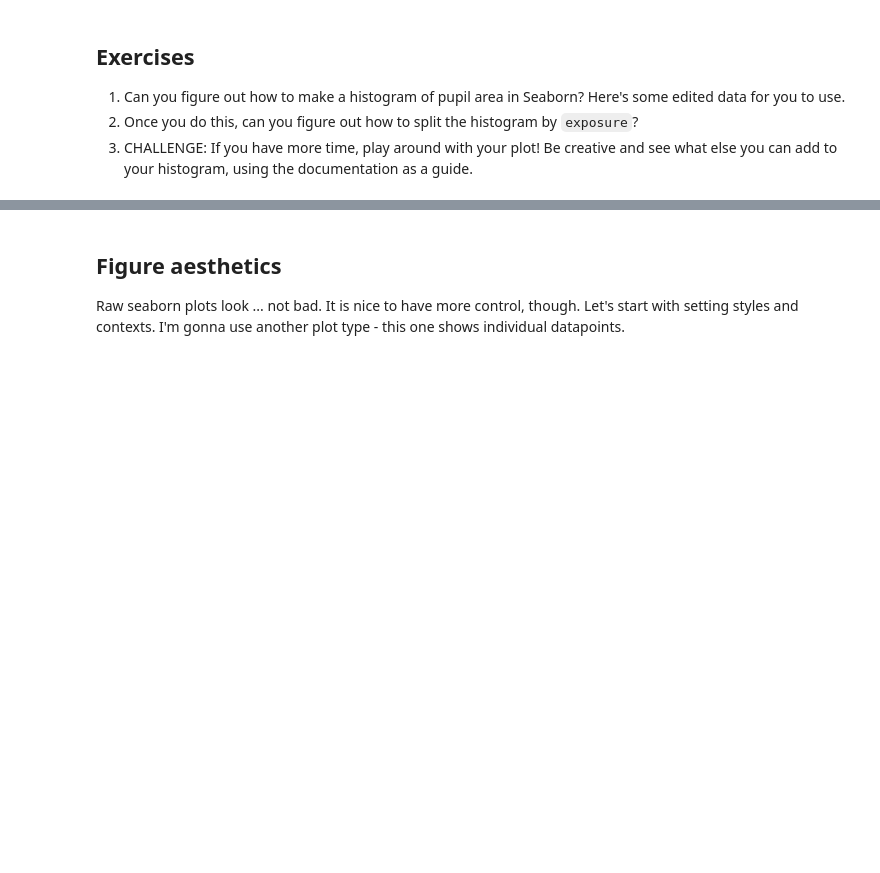
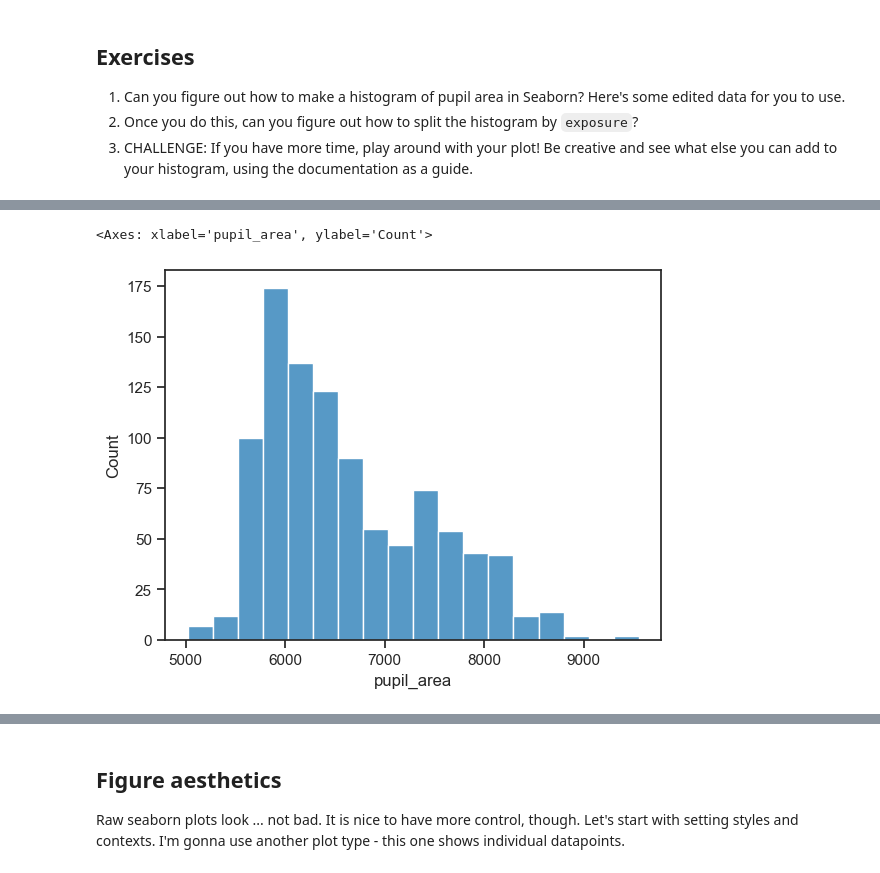
Before and after one commit to jsn2143/intro2python, a Jupyter notebook: Week07_student.ipynb, the cells around one changed output, grey strips where cells are left out. Saved outputs shown, nothing was run; the diff lists cells and outputs as text; code cells hidden in the pictures; blank space fills up the shorter version.

```diff
--- a/Week07_student.ipynb
+++ b/Week07_student.ipynb
@@ -152,0 +309,6 @@ data_sample = data.sample(1000)
+# %%
+# 1 alternative
+sns.histplot(data=data_sample, x = 'pupil_area')
+# %% [output]
+<Axes: xlabel='pupil_area', ylabel='Count'>
+[figure, added]
```
Also changed, not shown: parts of 36 cells of this notebook.
